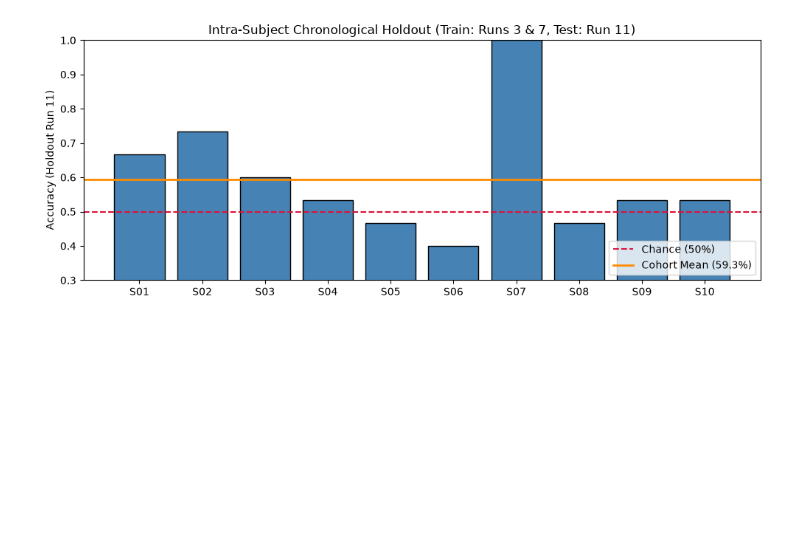
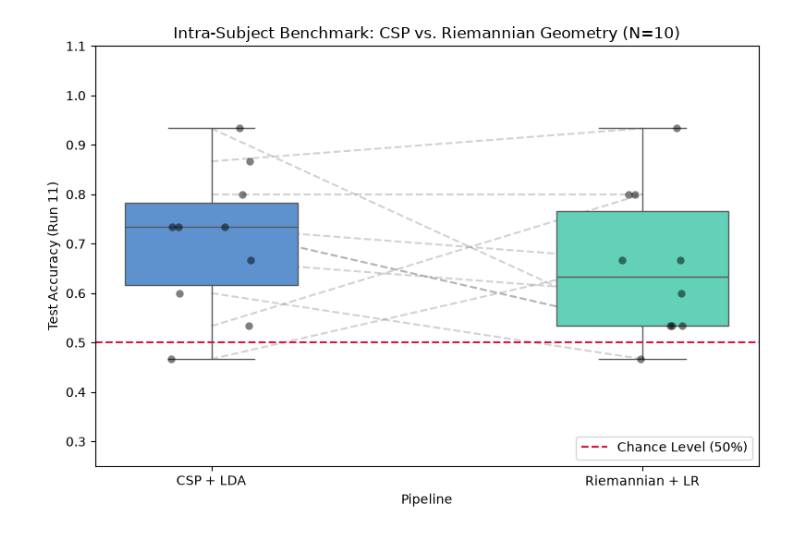
Before and after one commit to EntropyChicken/Cross-Subject-Motor-Imagery-Classifier, a Jupyter notebook: notebooks/03_intra_subject_modeling.ipynb, the cells around one changed output. Cells and saved outputs as stored; diff of their text form; code cells hidden in the pictures; blank space fills up the shorter version.

Commit message:
RG+LR pipeline for intra-subject

```diff
--- a/notebooks/03_intra_subject_modeling.ipynb
+++ b/notebooks/03_intra_subject_modeling.ipynb
@@ -2,10 +2,10 @@
 SUBJECT_IDS = list(range(1, 11)) # first ten
 # SUBJECT_IDS = list(range(1, 110)) # full
 
-# # executed
-# RUNS_FOR_TRAINING = [3, 7]
-# RUNS_FOR_TESTING = [11]
-# motor imagery
-RUNS_FOR_TRAINING = [4, 8]
-RUNS_FOR_TESTING = [12]
+# executed
+RUNS_FOR_TRAINING = [3, 7]
+RUNS_FOR_TESTING = [11]
+# # motor imagery
+# RUNS_FOR_TRAINING = [4, 8]
+# RUNS_FOR_TESTING = [12]
 # %%
@@ -154,33 +131,54 @@ Min / Max: 40.00% / 100.00%
 # %%
-import matplotlib.pyplot as plt
+# Inferential Statistics: CSP vs RG Intra-Subject
+n = len(df_intra)
 
-# 1. Plot Cohort Accuracy Bar Chart
-plt.figure(figsize=(10, 4))
-bars = plt.bar(df_intra["Subject"], df_intra["Accuracy"], color="steelblue", edgecolor="black")
-plt.axhline(0.50, color="crimson", linestyle="--", linewidth=1.5, label="Chance (50%)")
-mean_val = df_intra["Accuracy"].mean()
-plt.axhline(mean_val, color="darkorange", linestyle="-", linewidth=2, label=f"Cohort Mean ({mean_val:.1%})")
+mean_csp = df_intra['CSP_Accuracy'].mean()
+sem_csp = df_intra['CSP_Accuracy'].std(ddof=1) / np.sqrt(n)
 
-plt.ylim(0.3, 1.0)
-plt.ylabel("Accuracy (Holdout Run 11)")
-plt.title("Intra-Subject Chronological Holdout (Train: Runs 3 & 7, Test: Run 11)")
+mean_rg = df_intra['RG_Accuracy'].mean()
+sem_rg = df_intra['RG_Accuracy'].std(ddof=1) / np.sqrt(n)
+
+# Single-sample tests vs 50% chance
+t_csp, p_csp_two = stats.ttest_1samp(df_intra['CSP_Accuracy'], popmean=0.50)
+p_csp_one = p_csp_two / 2 if t_csp > 0 else 1.0 - (p_csp_two / 2)
+
+t_rg, p_rg_two = stats.ttest_1samp(df_intra['RG_Accuracy'], popmean=0.50)
+p_rg_one = p_rg_two / 2 if t_rg > 0 else 1.0 - (p_rg_two / 2)
+
+# Paired test (RG vs CSP on the exact same brains)
+t_paired, p_paired = stats.ttest_rel(df_intra['RG_Accuracy'], df_intra['CSP_Accuracy'])
+
+print("\n" + "=" * 55)
+print(f"Cohort Size: {n} subjects evaluated")
+print(f"CSP+LDA Mean: {mean_csp:.2%} ± {sem_csp:.2%} SEM | p(1-tailed) = {p_csp_one:.4e}")
+print(f"RG+LR Mean:   {mean_rg:.2%} ± {sem_rg:.2%} SEM | p(1-tailed) = {p_rg_one:.4e}")
+print(f"Paired Difference (RG - CSP): {(mean_rg - mean_csp):.2%}")
+print(f"Paired t-test: t({n-1}) = {t_paired:.3f}, p = {p_paired:.4e}")
+print("=" * 55)
+
+# Reshape for Seaborn plot
+df_melt = df_intra.melt(id_vars=["Subject"], value_vars=["CSP_Accuracy", "RG_Accuracy"],
+                        var_name="Pipeline", value_name="Accuracy")
+df_melt["Pipeline"] = df_melt["Pipeline"].replace({
+    "CSP_Accuracy": "CSP + LDA",
+    "RG_Accuracy": "Riemannian + LR"
+})
+
+plt.figure(figsize=(8, 5.5))
+sns.boxplot(x="Pipeline", y="Accuracy", data=df_melt, palette=["#4A90E2", "#50E3C2"], width=0.4)
+sns.stripplot(x="Pipeline", y="Accuracy", data=df_melt, color="black", alpha=0.5, jitter=0.1, size=6)
+
+# Connect individual subjects across conditions
+for sub in df_intra["Subject"].unique():
+    sub_data = df_intra[df_intra["Subject"] == sub]
+    plt.plot([0, 1], [sub_data["CSP_Accuracy"].values[0], sub_data["RG_Accuracy"].values[0]],
+             color="gray", linestyle="--", alpha=0.35, zorder=1)
+
+plt.axhline(0.50, color="crimson", linestyle="--", linewidth=1.5, label="Chance Level (50%)")
+plt.ylim(0.25, 1.1)
+plt.ylabel(f"Test Accuracy (Run {RUNS_FOR_TESTING[0]})")
+plt.title(f"Intra-Subject Benchmark: CSP vs. Riemannian Geometry (N={n})")
 plt.legend(loc="lower right")
 plt.tight_layout()
 plt.show()
-
-# 2. Topomap Comparison: Best vs. Worst Subject
-best_sub = df_intra.loc[df_intra["Accuracy"].idxmax()]["Subject_ID"]
-worst_sub = df_intra.loc[df_intra["Accuracy"].idxmin()]["Subject_ID"]
-
-print(f"Generating Topomap Comparison: Best (S{best_sub:02d}) vs Worst (S{worst_sub:02d})...")
-
-for sub_id, role in [(best_sub, "Best Performer"), (worst_sub, "Lowest Performer")]:
-    clf_to_plot = fitted_pipelines[sub_id]
-    info_to_plot = cached_train_infos[sub_id]
-    csp_step = clf_to_plot.named_steps["CSP"]
-
-    fig, axes = plt.subplots(1, 4, figsize=(11, 2.5))
-    csp_step.plot_patterns(info_to_plot, components=np.arange(4), axes=axes, colorbar=False, show=False)
-    fig.suptitle(f"{role}: Subject {sub_id:02d} (Acc: {df_intra.loc[df_intra['Subject_ID']==sub_id, 'Accuracy'].values[0]:.1%})", y=1.08)
-    plt.show()
 # %% [output]
@@ -187 +195 @@ for sub_id, role in [(best_sub, "Best Performer"), (worst_sub, "Lowest Performer
-[figure, old version]
+[figure, new version]
```
Also changed, not shown: parts of 3 cells of this notebook.
